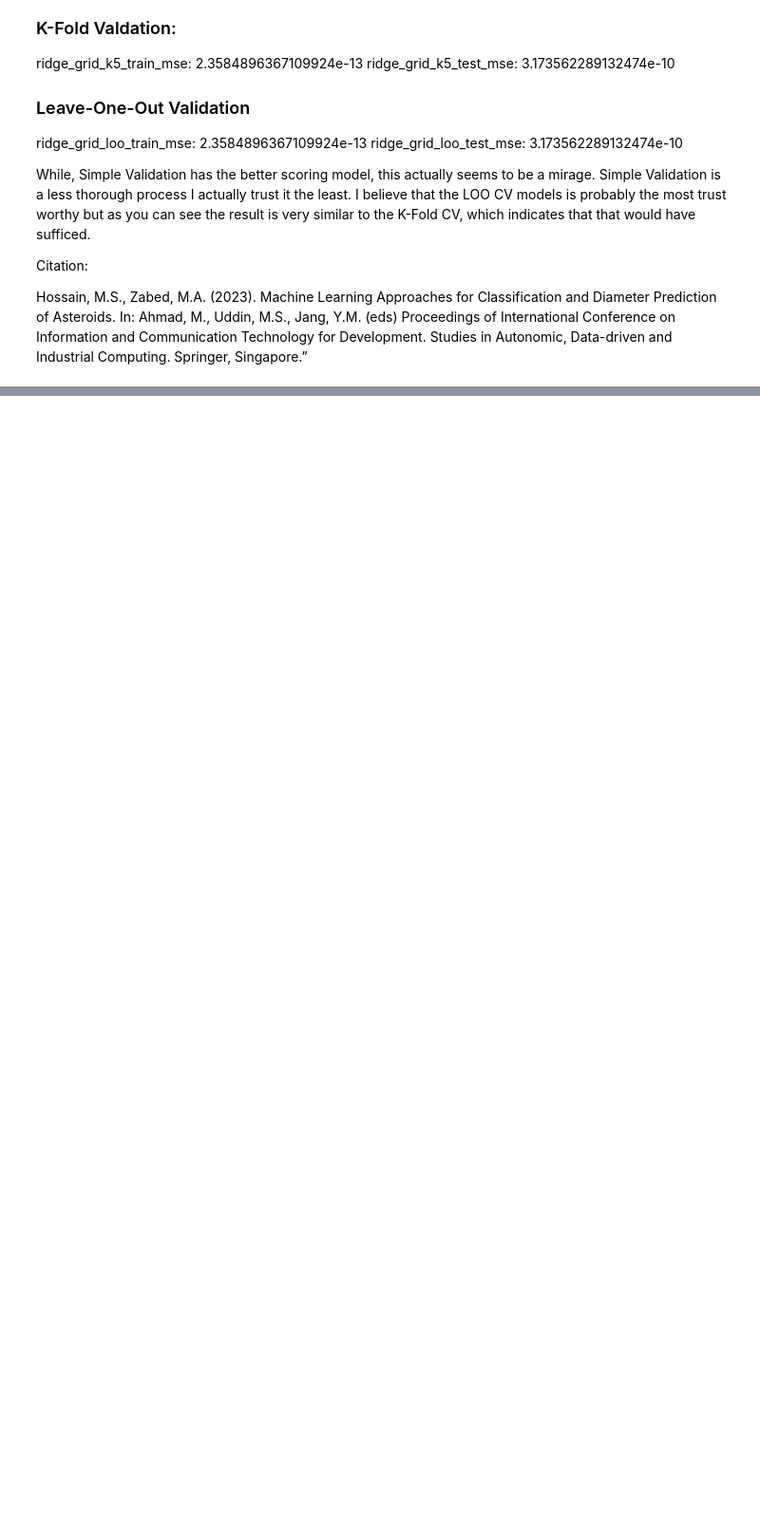
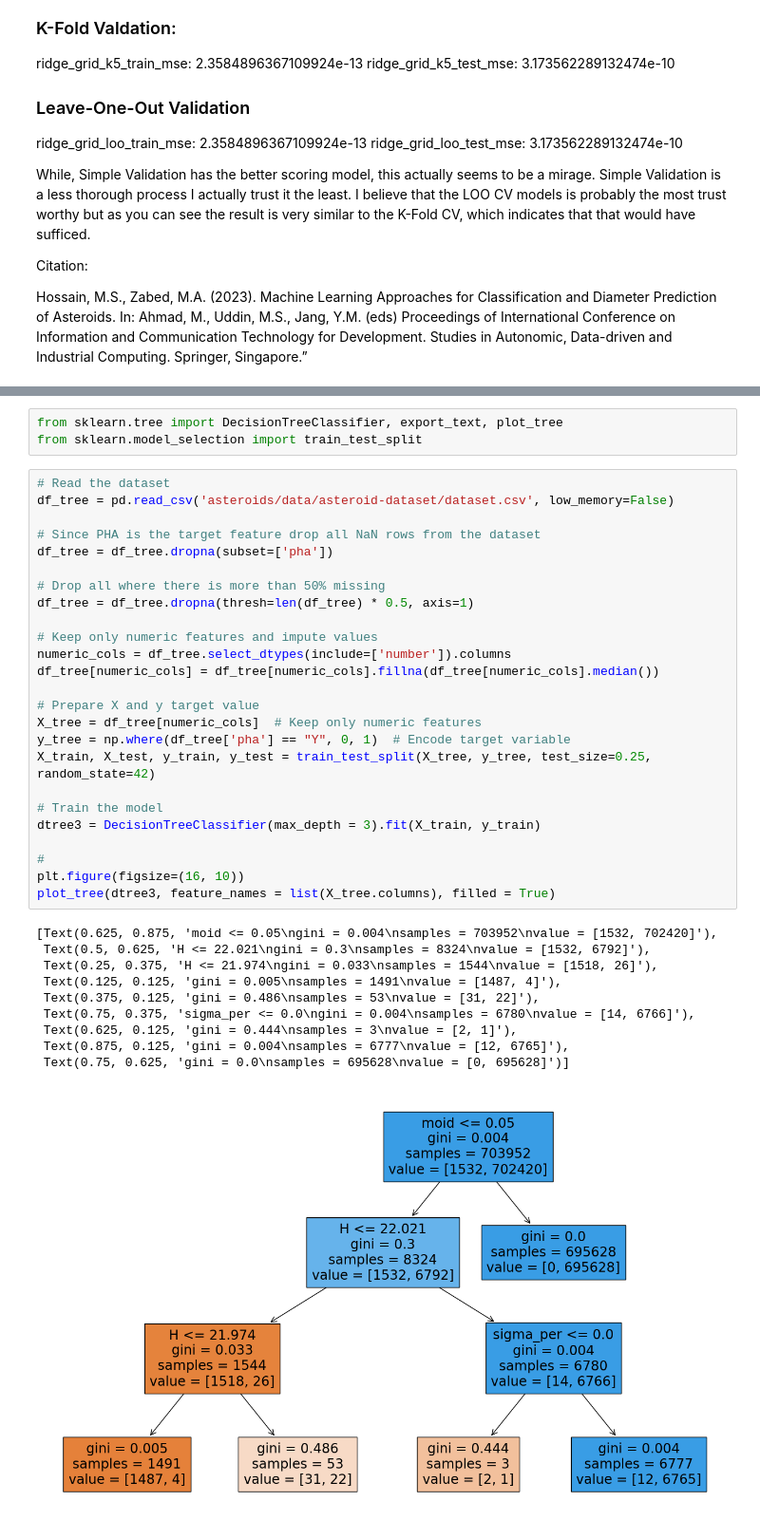
Before and after one commit to elmunoz42/mars-image-dataset-analysis, a Jupyter notebook: asteroid-analysis-w-clustering.ipynb, the cells around one changed output, grey strips where cells are left out. Shown at 95% size. Drawn from its saved outputs; the diff is of its cells as text; blank space fills up the shorter version.

```diff
--- a/asteroid-analysis-w-clustering.ipynb
+++ b/asteroid-analysis-w-clustering.ipynb
@@ -547,0 +517,39 @@ Hossain, M.S., Zabed, M.A. (2023). Machine Learning Approaches for Classificatio
+# %%
+from sklearn.tree import DecisionTreeClassifier, export_text, plot_tree
+from sklearn.model_selection import train_test_split
+# %%
+# Read the dataset
+df_tree = pd.read_csv('asteroids/data/asteroid-dataset/dataset.csv', low_memory=False)
+
+# Since PHA is the target feature drop all NaN rows from the dataset
+df_tree = df_tree.dropna(subset=['pha'])
+
+# Drop all where there is more than 50% missing
+df_tree = df_tree.dropna(thresh=len(df_tree) * 0.5, axis=1)
+
+# Keep only numeric features and impute values
+numeric_cols = df_tree.select_dtypes(include=['number']).columns
+df_tree[numeric_cols] = df_tree[numeric_cols].fillna(df_tree[numeric_cols].median())
+
+# Prepare X and y target value
+X_tree = df_tree[numeric_cols]  # Keep only numeric features
+y_tree = np.where(df_tree['pha'] == "Y", 0, 1)  # Encode target variable
+X_train, X_test, y_train, y_test = train_test_split(X_tree, y_tree, test_size=0.25, random_state=42)
+
+# Train the model
+dtree3 = DecisionTreeClassifier(max_depth = 3).fit(X_train, y_train)
+
+#
+plt.figure(figsize=(16, 10))
+plot_tree(dtree3, feature_names = list(X_tree.columns), filled = True)
+# %% [output]
+[Text(0.625, 0.875, 'moid <= 0.05\ngini = 0.004\nsamples = 703952\nvalue = [1532, 702420]'),
+ Text(0.5, 0.625, 'H <= 22.021\ngini = 0.3\nsamples = 8324\nvalue = [1532, 6792]'),
+ Text(0.25, 0.375, 'H <= 21.974\ngini = 0.033\nsamples = 1544\nvalue = [1518, 26]'),
+ Text(0.125, 0.125, 'gini = 0.005\nsamples = 1491\nvalue = [1487, 4]'),
+ Text(0.375, 0.125, 'gini = 0.486\nsamples = 53\nvalue = [31, 22]'),
+ Text(0.75, 0.375, 'sigma_per <= 0.0\ngini = 0.004\nsamples = 6780\nvalue = [14, 6766]'),
+ Text(0.625, 0.125, 'gini = 0.444\nsamples = 3\nvalue = [2, 1]'),
+ Text(0.875, 0.125, 'gini = 0.004\nsamples = 6777\nvalue = [12, 6765]'),
+ Text(0.75, 0.625, 'gini = 0.0\nsamples = 695628\nvalue = [0, 695628]')]
+[figure, added]
```
Also changed, not shown: parts of 16 cells of this notebook, 3 other files.
